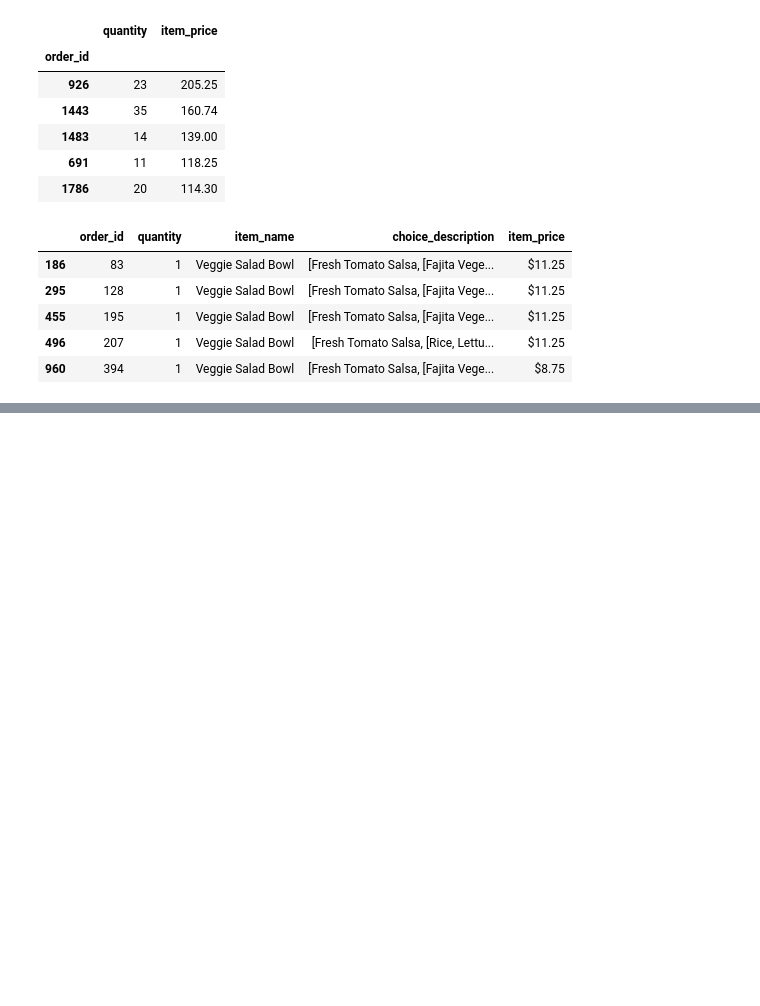
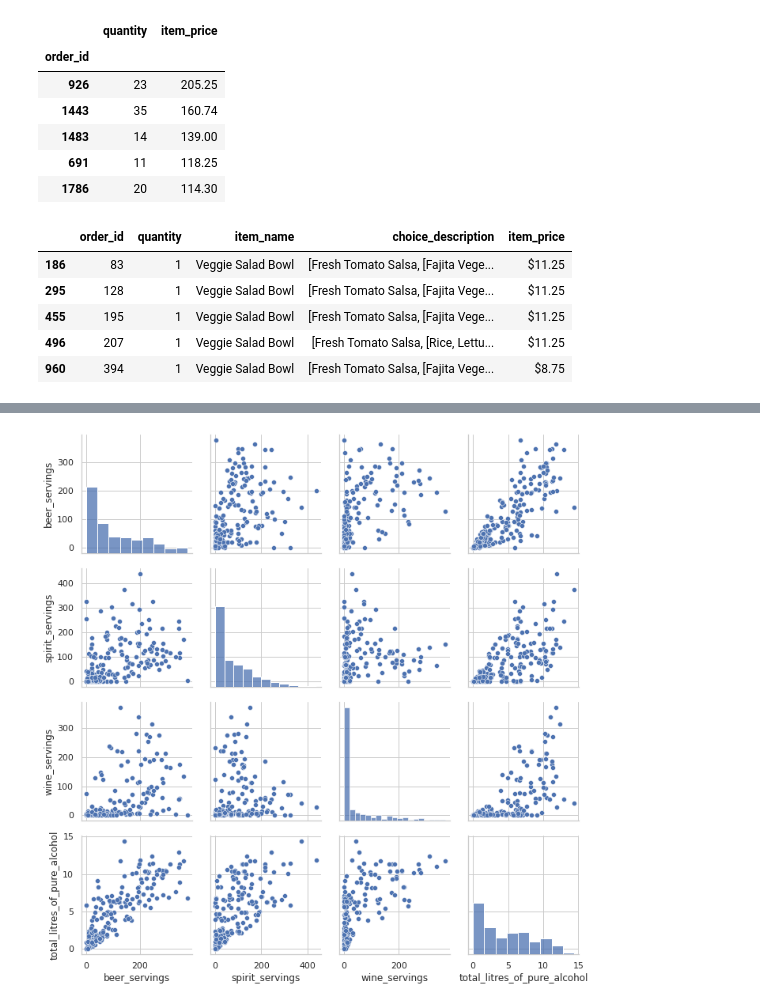
Before and after one commit to ldhml/Bigdata, a Jupyter notebook: bigdata.ipynb, the cells around one changed output, grey strips where cells are left out. Drawn from its saved outputs; the diff is of its cells as text; code cells hidden in the pictures; blank space fills up the shorter version.

```diff
--- a/bigdata.ipynb
+++ b/bigdata.ipynb
@@ -1182,0 +1273,16 @@ chipo_salad.head(5)
+# %%
+#내용확인 그래프로
+import pandas as pd
+import seaborn as sns
+import matplotlib.pyplot as plt
+file_path='/content/drinks.csv'
+drinks=pd.read_csv(file_path)
+
+sns.set(style='whitegrid',context='notebook') #seaborn 4종류의 스케일(사이즈)
+sns.pairplot(drinks[['beer_servings','spirit_servings',
+                     'wine_servings','total_litres_of_pure_alcohol']],height=2.5)
+plt.show()
+#결과분석
+#그래프중에 모양 흐트러진것(점으로 된것)은 상관관계가 서로 없다는것!
+# %% [output]
+[figure, added]
```
Also changed, not shown: parts of 14 cells of this notebook.
